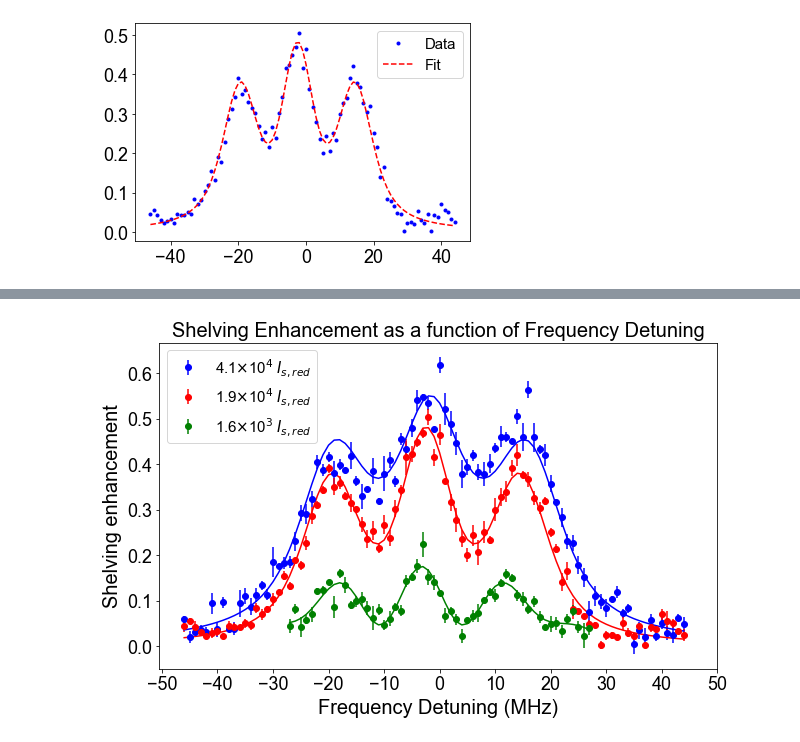
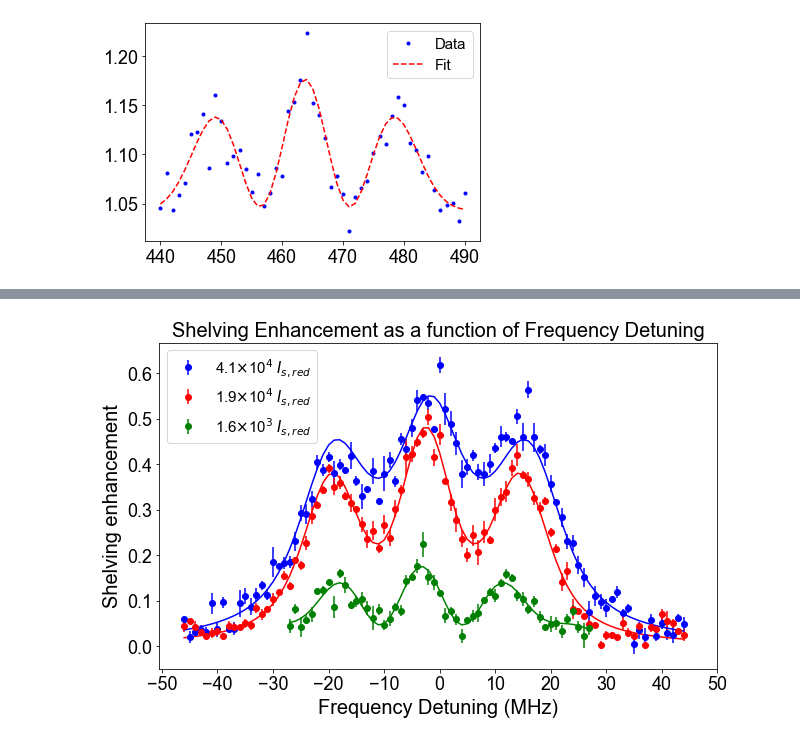
Before and after one commit to hsuchungchuan/Projects, a Jupyter notebook: Red MOT Shelving Data Analysis 20240902/FullDataAnalysisShelvingForDifferentBeamPowers.ipynb, the cells around one changed output, grey strips where cells are left out. Saved outputs shown, nothing was run; the diff lists cells and outputs as text; code cells hidden in the pictures.

```diff
--- a/Red MOT Shelving Data Analysis 20240902/FullDataAnalysisShelvingForDifferentBeamPowers.ipynb
+++ b/Red MOT Shelving Data Analysis 20240902/FullDataAnalysisShelvingForDifferentBeamPowers.ipynb
@@ -16,19 +16,19 @@ from tqdm.notebook import tqdm
 df1 = pd.read_csv('ShelvingIntensityRawDataAmp10.csv')
 ShelvingIntensityAverageArray1 = df1['ShelvingIntensityAverageAmp10'].tolist()
 ShelvingIntensityUncertaintyArray1 = df1['ShelvingIntensityUncertaintyAmp10'].tolist()
-ShelvingIntensityAverageArray_cleaned1 = np.delete(ShelvingIntensityAverageArray1, [11,22,33,44,55,66,77,88]) + 1
+ShelvingIntensityAverageArray_cleaned1 = np.delete(ShelvingIntensityAverageArray1, [11,22,33,44,55,66,77,88])
 ShelvingIntensityUncertaintyArray_cleaned1 = np.delete(ShelvingIntensityUncertaintyArray1, [11,22,33,44,55,66,77,88])
 
 df2 = pd.read_csv('ShelvingIntensityRawDataAmp05.csv')
 ShelvingIntensityAverageArray2 = df2['ShelvingIntensityAverageAmp05'].tolist()
 ShelvingIntensityUncertaintyArray2 = df2['ShelvingIntensityUncertaintyAmp05'].tolist()
-ShelvingIntensityAverageArray_cleaned2 = np.delete(ShelvingIntensityAverageArray2, [11,22,33,44,55,66,77,88]) + 1
+ShelvingIntensityAverageArray_cleaned2 = np.delete(ShelvingIntensityAverageArray2, [11,22,33,44,55,66,77,88])
 ShelvingIntensityUncertaintyArray_cleaned2 = np.delete(ShelvingIntensityUncertaintyArray2, [11,22,33,44,55,66,77,88])
 
 df3 = pd.read_csv('ShelvingIntensityRawDataAmp025.csv')
 ShelvingIntensityAverageArray3 = df3['ShelvingIntensityAverageAmp025'].tolist()
 ShelvingIntensityUncertaintyArray3 = df3['ShelvingIntensityUncertaintyAmp025'].tolist()
-ShelvingIntensityAverageArray_cleaned3 = np.delete(ShelvingIntensityAverageArray3, [11,22,33,44,55,66]) + 1
+ShelvingIntensityAverageArray_cleaned3 = np.delete(ShelvingIntensityAverageArray3, [11,22,33,44,55,66])
 ShelvingIntensityUncertaintyArray_cleaned3 = np.delete(ShelvingIntensityUncertaintyArray3, [11,22,33,44,55,66])
 # %%
 ### ---------------------- INITIALISE PLOTTING STYLE ---------------------- ###
@@ -171,57 +284,58 @@ def combined_voigt(x, amp_c, mu_c, sigma_c, gamma_c, amp_s, delta_s, sigma_s, ga
     # Combine them
     return central + side_left + side_right
 
 # Generate some synthetic data (for demonstration)
-x_data2 = FrequencyDetuning
-y_data = ShelvingIntensityAverageArray_cleaned2
+x_data3 = np.arange(440, 511)[:-20]
+y_data = ShelvingIntensityAverageArray_cleaned3[:-20]
 
 # Initial guesses for fitting parameters: [amp_c, mu_c, sigma_c, gamma_c, amp_s, delta_s, sigma_s, gamma_s]
 # The fitting parameters are in the order of the function arguments, explained below:
 # amp_c: amplitude of the central Voigt profile
 # mu_c: central frequency of the central Voigt profile
 # sigma_c: standard deviation of the Gaussian part of the central Voigt profile
 # gamma_c: half-width at half-maximum of the Lorentzian part of the central Voigt profile
 # amp_s: amplitude of the side Voigt profiles
 # delta_s: frequency separation of the side Voigt profiles from the central frequency
 # sigma_s: standard deviation of the Gaussian part of the side Voigt profiles
 # gamma_s: half-width at half-maximum of the Lorentzian part of the side Voigt profiles
-initial_guesses = [1.0, 1.0, 1.0, 0.5, 0.5, 5.0, 1.0, 0.5]
+initial_guesses = [0.2, 460.0, 1.0, 0.5, 0.5, 1.0, 1.0, 0.5]
 
 # Fit the combined Voigt profile to the data
-popt2, pcov2 = curve_fit(combined_voigt, x_data2, y_data, p0=initial_guesses)
+popt3, pcov3 = curve_fit(combined_voigt, x_data3, y_data, p0=initial_guesses)
 
 # Plot the result
-plt.plot(x_data2, y_data, 'b.', label='Data')
-plt.plot(x_data2, combined_voigt(x_data2, *popt2), 'r--', label='Fit')
+plt.plot(x_data3, y_data + 1, 'b.', label='Data')
+plt.plot(x_data3, combined_voigt(x_data3, *popt3) + 1, 'r--', label='Fit')
 plt.legend()
 plt.show()
 
-
 # Print the fitted parameters
-print("Fitted parameters: ", popt2)
+print("Fitted parameters: ", popt3)
 
 # List them out individually
-print(f"Amplitude of the central Voigt profile: {popt2[0]}")
-print(f"Central frequency of the central Voigt profile: {popt2[1]}")
-print(f"Standard deviation of the Gaussian part of the central Voigt profile: {popt2[2]}")
-print(f"Half-width at half-maximum of the Lorentzian part of the central Voigt profile: {popt2[3]}")
-print(f"Amplitude of the side Voigt profiles: {popt2[4]}")
-print(f"Frequency separation of the side Voigt profiles from the central frequency: {popt2[5]}")
-print(f"Standard deviation of the Gaussian part of the side Voigt profiles: {popt2[6]}")
-print(f"Half-width at half-maximum of the Lorentzian part of the side Voigt profiles: {popt2[7]}")
+print(f"Amplitude of the central Voigt profile: {popt3[0]}")
+print(f"Central frequency of the central Voigt profile: {popt3[1]}")
+print(f"Standard deviation of the Gaussian part of the central Voigt profile: {popt3[2]}")
+print(f"Half-width at half-maximum of the Lorentzian part of the central Voigt profile: {popt3[3]}")
+print(f"Amplitude of the side Voigt profiles: {popt3[4]}")
+print(f"Frequency separation of the side Voigt profiles from the central frequency: {popt3[5]}")
+print(f"Standard deviation of the Gaussian part of the side Voigt profiles: {popt3[6]}")
+print(f"Half-width at half-maximum of the Lorentzian part of the side Voigt profiles: {popt3[7]}")
 
 # Extract the pcov diagonal to get the standard deviations of the fitted parameters
-perr2 = np.sqrt(np.diag(pcov2))
-print("Standard deviations of the fitted parameters: ", perr2)
+perr3 = np.sqrt(np.diag(pcov3))
+
+# Print the standard deviations
+print("Standard deviations: ", perr3)
 
 # List them out individually
-print(f"Standard deviation of the amplitude of the central Voigt profile: {perr2[0]}")
-print(f"Standard deviation of the central frequency of the central Voigt profile: {perr2[1]}")
-print(f"Standard deviation of the standard deviation of the Gaussian part of the central Voigt profile: {perr2[2]}")
-print(f"Standard deviation of the half-width at half-maximum of the Lorentzian part of the central Voigt profile: {perr2[3]}")
-print(f"Standard deviation of the amplitude of the side Voigt profiles: {perr2[4]}")
-print(f"Standard deviation of the frequency separation of the side Voigt profiles from the central frequency: {perr2[5]}")
-print(f"Standard deviation of the standard deviation of the Gaussian part of the side Voigt profiles: {perr2[6]}")
-print(f"Standard deviation of the half-width at half-maximum of the Lorentzian part of the side Voigt profiles: {perr2[7]}")
+print(f"Standard deviation of the amplitude of the central Voigt profile: {perr3[0]}")
+print(f"Standard deviation of the central frequency of the central Voigt profile: {perr3[1]}")
+print(f"Standard deviation of the standard deviation of the Gaussian part of the central Voigt profile: {perr3[2]}")
+print(f"Standard deviation of the half-width at half-maximum of the Lorentzian part of the central Voigt profile: {perr3[3]}")
+print(f"Standard deviation of the amplitude of the side Voigt profiles: {perr3[4]}")
+print(f"Standard deviation of the frequency separation of the side Voigt profiles from the central frequency: {perr3[5]}")
+print(f"Standard deviation of the standard deviation of the Gaussian part of the side Voigt profiles: {perr3[6]}")
+print(f"Standard deviation of the half-width at half-maximum of the Lorentzian part of the side Voigt profiles: {perr3[7]}")
 # %% [output]
-[figure, old version]
+[figure, new version]
```
Also changed, not shown: parts of 8 cells of this notebook.
